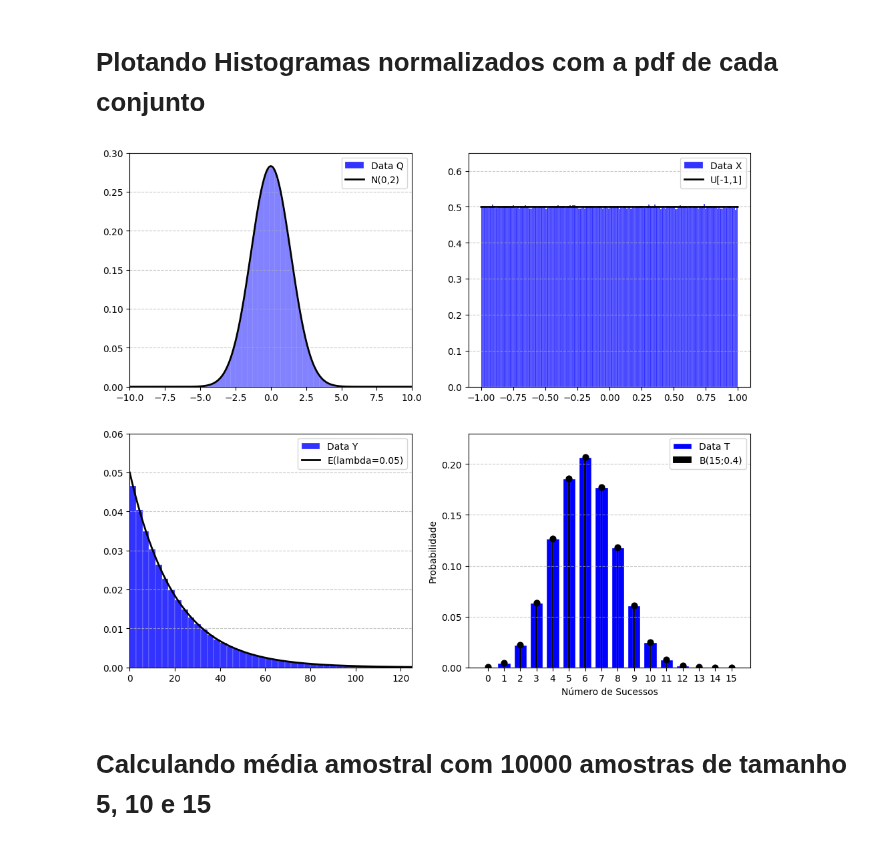
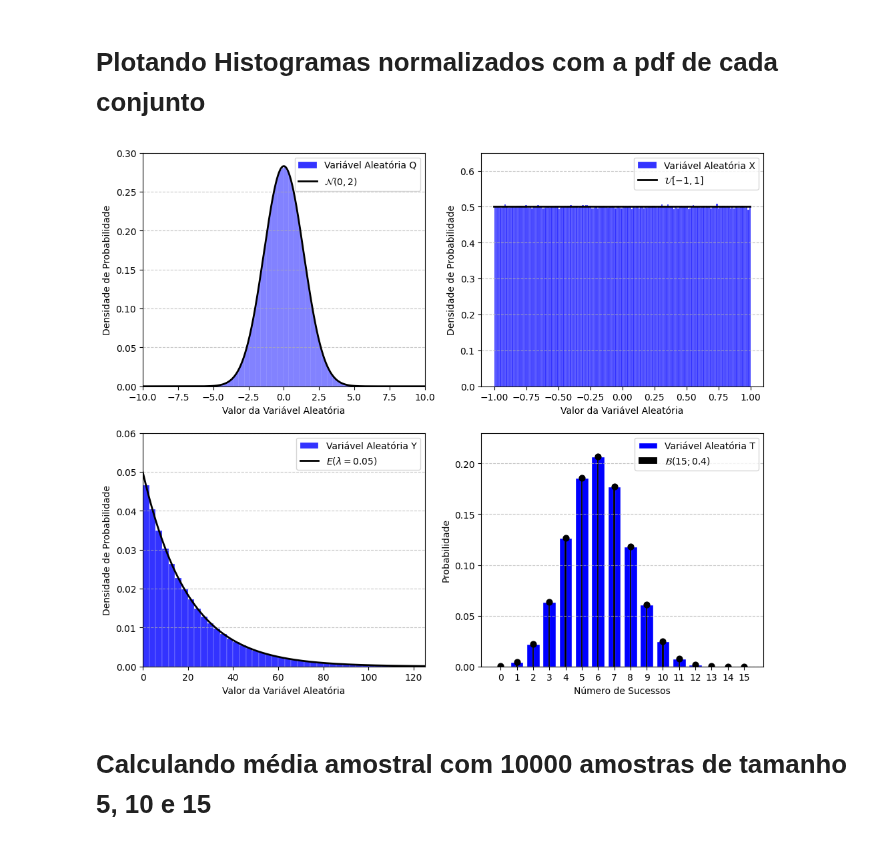
Before and after one commit to lorran-araujo/LNCC, a Jupyter notebook: disciplinas/estatistica/trab1/trab.ipynb, the cells around one changed output. Drawn from its saved outputs; the diff is of its cells as text; code cells hidden in the pictures.

```diff
--- a/disciplinas/estatistica/trab1/trab.ipynb
+++ b/disciplinas/estatistica/trab1/trab.ipynb
@@ -89,10 +89,12 @@ fig, axs = plt.subplots(2, 2, figsize=(12, 10))
 from scipy.stats import norm
 
 x_axis = np.arange(-10, 10, 0.001)
-axs[0,0].hist(data['data_q'], density=True, bins='auto', edgecolor="white", alpha=0.8, label='Data Q', linewidth=0.2, color="blue")
-axs[0,0].plot(x_axis, norm.pdf(x_axis, 0, 1.41), 'k-', lw=2, label='N(0,2)')
+axs[0,0].hist(data['data_q'], density=True, bins='auto', edgecolor="white", alpha=0.8, label='Variável Aleatória Q', linewidth=0.2, color="blue")
+axs[0,0].plot(x_axis, norm.pdf(x_axis, 0, 1.41), 'k-', lw=2, label='$\mathcal{N} (0,2)$')
 axs[0,0].set_xlim((-10,10))
 axs[0,0].set_ylim((0,0.3))
+axs[0,0].set_xlabel('Valor da Variável Aleatória')
+axs[0,0].set_ylabel('Densidade de Probabilidade')
 axs[0,0].grid(axis='y', linestyle='--', alpha=0.7)
 axs[0,0].legend()
 
@@ -100,48 +102,52 @@ axs[0,0].legend()
 from scipy.stats import uniform
 
 x_axis2 = np.arange(-1, 1, 0.001)
-axs[0,1].hist(data['data_x'], density=True, bins='auto', edgecolor="white", alpha=0.8, label='Data X', linewidth=0.2, color="blue")
-axs[0,1].plot(x_axis2, uniform.pdf(x_axis2, loc=-1,scale=2), 'k-', lw=2, label='U[-1,1]')
+axs[0,1].hist(data['data_x'], density=True, bins='auto', edgecolor="white", alpha=0.8, label='Variável Aleatória X', linewidth=0.2, color="blue")
+axs[0,1].plot(x_axis2, uniform.pdf(x_axis2, loc=-1,scale=2), 'k-', lw=2, label='$\mathcal{U} [-1,1]$')
 axs[0,1].set_xlim((-1.1,1.1))
 axs[0,1].set_ylim((0,0.65))
+axs[0,1].set_xlabel('Valor da Variável Aleatória')
+axs[0,1].set_ylabel('Densidade de Probabilidade')
 axs[0,1].grid(axis='y', linestyle='--', alpha=0.7)
 axs[0,1].legend()
 
 # data_y
 from scipy.stats import expon
 
 x_axis3 = np.arange(0, 125, 0.001)
-axs[1,0].hist(data['data_y'], density=True, bins=100, edgecolor="white", alpha=0.8, label='Data Y', linewidth=0.2, color="blue")
-axs[1,0].plot(x_axis3, expon.pdf(x_axis3, scale=20), 'k-', lw=2, label='E(lambda=0.05)')
+axs[1,0].hist(data['data_y'], density=True, bins=100, edgecolor="white", alpha=0.8, label='Variável Aleatória Y', linewidth=0.2, color="blue")
+axs[1,0].plot(x_axis3, expon.pdf(x_axis3, scale=20), 'k-', lw=2, label='$E (\lambda =0.05)$')
 axs[1,0].set_xlim((0,125))
 axs[1,0].set_ylim((0,0.06))
+axs[1,0].set_xlabel('Valor da Variável Aleatória')
+axs[1,0].set_ylabel('Densidade de Probabilidade')
 axs[1,0].grid(axis='y', linestyle='--', alpha=0.7)
 axs[1,0].legend()
 
 # data_t
 from scipy.stats import binom
 
 n = 15
 p = 0.4
 x = np.arange(0, n + 1)
 probabilidades = binom.pmf(x, n, p)
 
 contagens, bins = np.histogram(data['data_t'], bins=np.arange(-0.5, n + 1.5))
 proporcoes = contagens / len(data['data_t'])
 
-axs[1,1].bar(x, proporcoes, color="blue", edgecolor="white", label='Data T')
-axs[1,1].bar(x, probabilidades, color='black', edgecolor='white', label = 'B(15;0.4)', width=0.1, linewidth=0.1)
+axs[1,1].bar(x, proporcoes, color="blue", edgecolor="white", label='Variável Aleatória T')
+axs[1,1].bar(x, probabilidades, color='black', edgecolor='white', label = '$\mathcal{B} (15;0.4)$', width=0.1, linewidth=0.1)
 axs[1,1].set_ylim((0,0.23))
 axs[1,1].set_xlabel('Número de Sucessos')
 axs[1,1].set_ylabel('Probabilidade')
 axs[1,1].set_xticks(range(n + 1))  # Definindo o eixo x para cada número de sucessos
 axs[1,1].scatter(x, proporcoes, color='black', s=40, zorder=5)
 axs[1,1].grid(axis='y', linestyle='--', alpha=0.7)
 axs[1,1].legend()
 
 plt.show()
 # %% [output]
-[figure, old version]
+[figure, new version]
 # %% [markdown]
 # Calculando média amostral com 10000 amostras de tamanho 5, 10 e 15
 # %%
```
Also changed, not shown: parts of 6 cells of this notebook, 13 other files.
